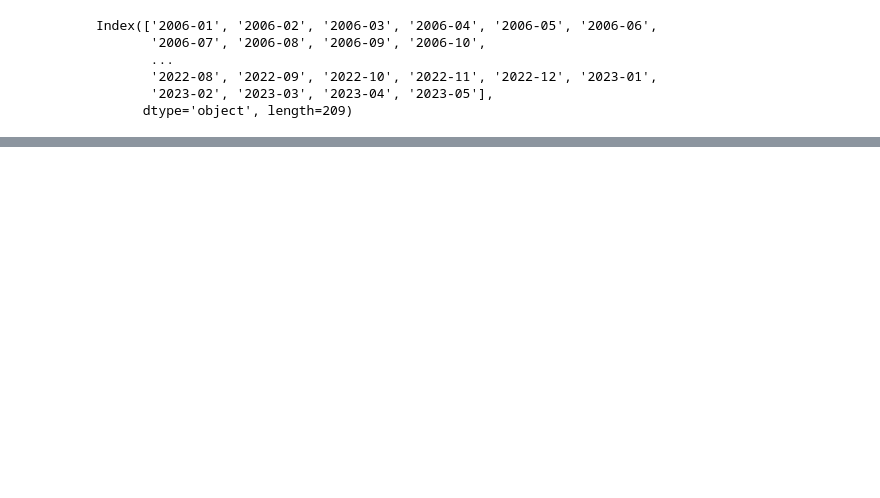
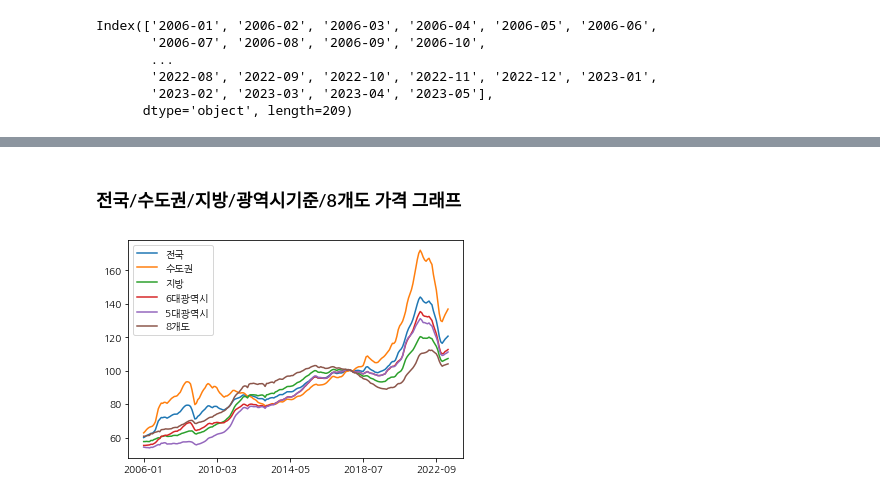
Before and after one commit to zune2/DSpython, a Jupyter notebook: 한국부동산원_공동주택 실거래가격지수_아파트_월별 지역별 매매.ipynb, the cells around one changed output, grey strips where cells are left out. Saved outputs shown, nothing was run; the diff lists cells and outputs as text; code cells hidden in the pictures; blank space fills up the shorter version.

```diff
--- a/한국부동산원_공동주택 실거래가격지수_아파트_월별 지역별 매매.ipynb
+++ b/한국부동산원_공동주택 실거래가격지수_아파트_월별 지역별 매매.ipynb
@@ -155,0 +187,7 @@ plt.show()
+# %% [markdown]
+### 전국/수도권/지방/광역시기준/8개도 가격 그래프
+# %%
+df_T_major.plot()
+plt.show()
+# %% [output]
+[figure, added]
```
Also changed, not shown: parts of 12 cells of this notebook, 2 other files.
